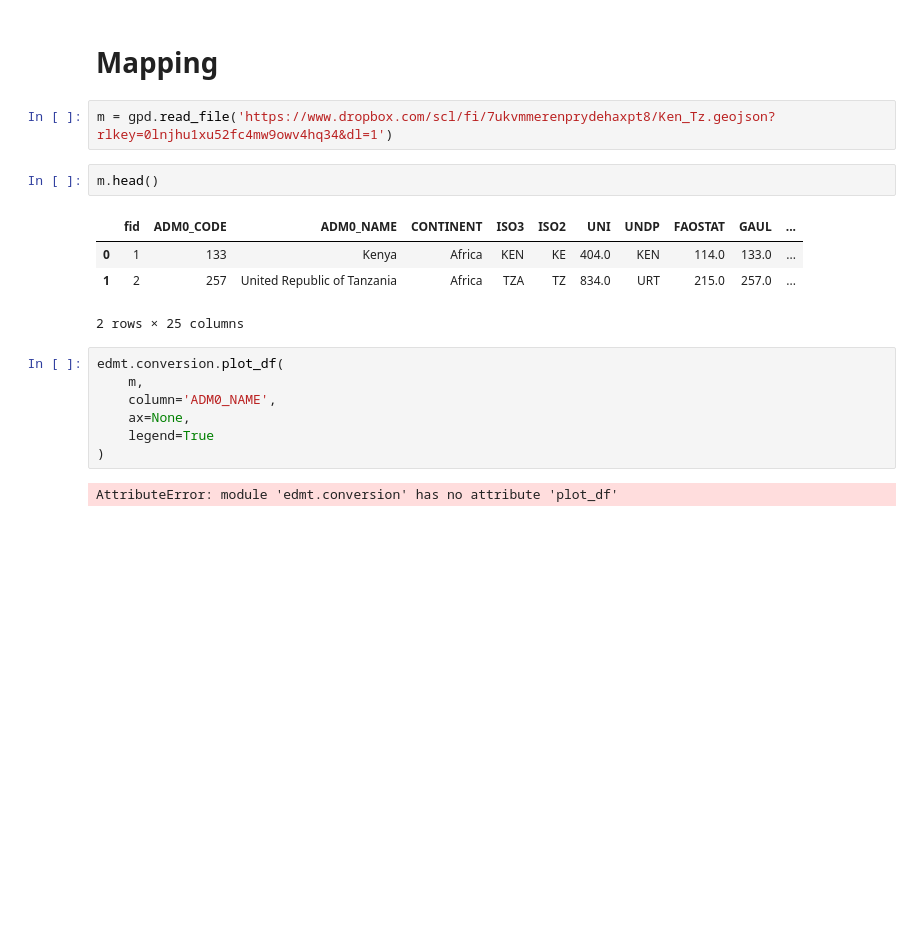
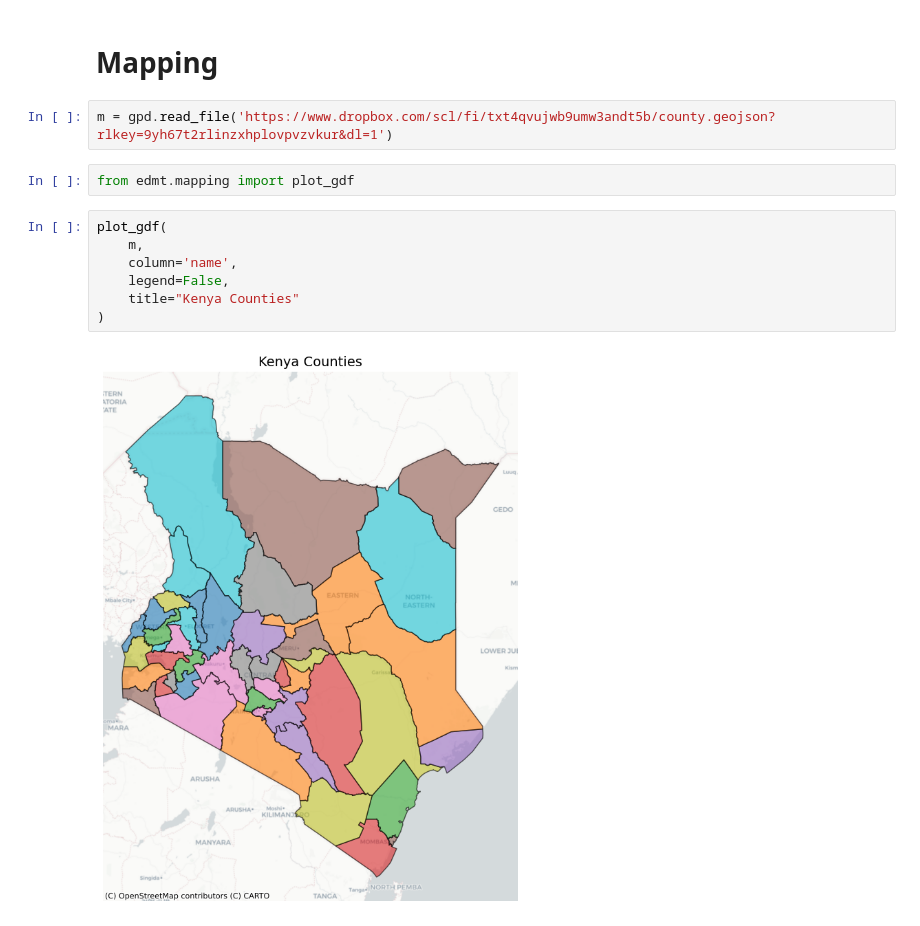
Before and after one commit to envdmt/EDMT, a Jupyter notebook: test.ipynb, the cells around one changed output. Cells and saved outputs as stored; diff of their text form; blank space fills up the shorter version.

Commit message:
EDMT - Generation & Connection: 09

```diff
--- a/test.ipynb
+++ b/test.ipynb
@@ -45,20 +38,15 @@ Column 'uuid' contains UUID-like values.
 # %% [markdown]
 # Mapping
 # %%
-m = gpd.read_file('https://www.dropbox.com/scl/fi/7ukvmmerenprydehaxpt8/Ken_Tz.geojson?rlkey=0lnjhu1xu52fc4mw9owv4hq34&dl=1')
+m = gpd.read_file('https://www.dropbox.com/scl/fi/txt4qvujwb9umw3andt5b/county.geojson?rlkey=9yh67t2rlinzxhplovpvzvkur&dl=1')
-# %%
-m.head()
-# %% [output]
-|  | fid | ADM0_CODE | ADM0_NAME | CONTINENT | ISO3 | ISO2 | UNI | UNDP | FAOSTAT | GAUL | ... |
-| 0 | 1 | 133 | Kenya | Africa | KEN | KE | 404.0 | KEN | 114.0 | 133.0 | ... |
-| 1 | 2 | 257 | United Republic of Tanzania | Africa | TZA | TZ | 834.0 | URT | 215.0 | 257.0 | ... |
-2 rows × 25 columns
-# %%
-edmt.conversion.plot_df(
-    m,
-    column='ADM0_NAME',
-    ax=None,
-    legend=True
-)
-# %% [output]
-AttributeError: module 'edmt.conversion' has no attribute 'plot_df'
+# %%
+from edmt.mapping import plot_gdf
+# %%
+plot_gdf(
+    m,
+    column='name',
+    legend=False,
+    title="Kenya Counties"
+)
+# %% [output]
+[figure, added]
```
Also changed, not shown: parts of 8 cells of this notebook, 2 other files.
